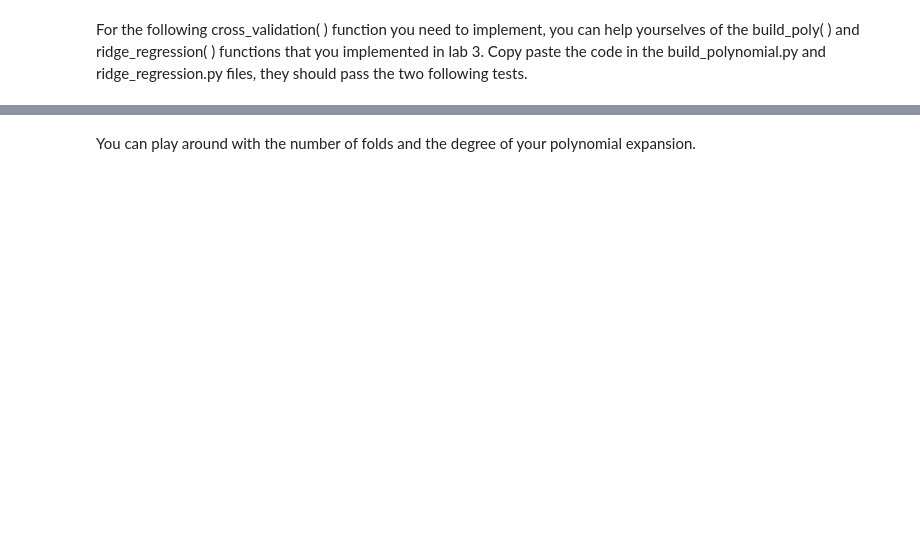
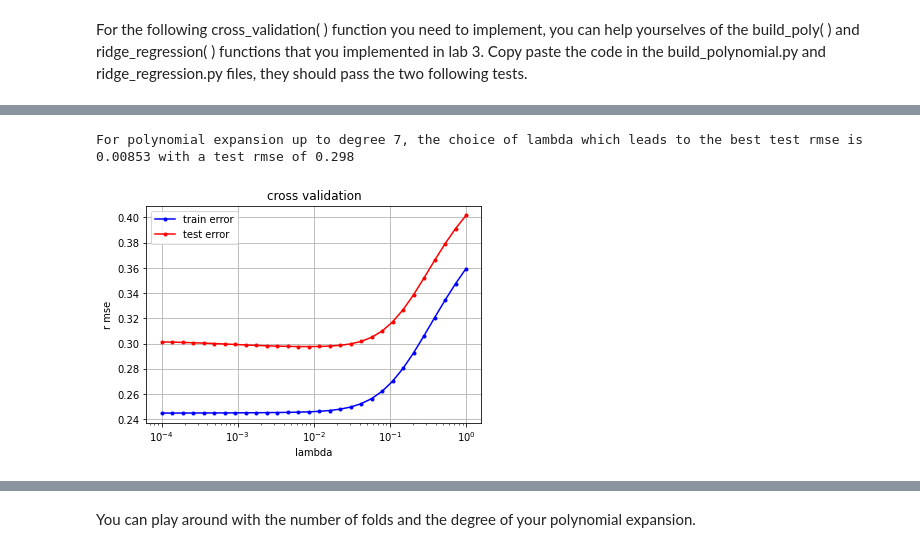
Before and after one commit to cojre/ML_course, a Jupyter notebook: labs/ex04/homework/ex04.ipynb, the cells around one changed output, grey strips where cells are left out. Saved outputs shown, nothing was run; the diff lists cells and outputs as text; code cells hidden in the pictures; blank space fills up the shorter version.

```diff
--- a/labs/ex04/homework/ex04.ipynb
+++ b/labs/ex04/homework/ex04.ipynb
@@ -96,38 +108,49 @@ test(cross_validation)
 from plots import cross_validation_visualization
 
 def cross_validation_demo(degree, k_fold, lambdas):
     """cross validation over regularisation parameter lambda.
 
     Args:
         degree: integer, degree of the polynomial expansion
         k_fold: integer, the number of folds
         lambdas: shape = (p, ) where p is the number of values of lambda to test
     Returns:
         best_lambda : scalar, value of the best lambda
         best_rmse : scalar, the associated root mean squared error for the best lambda
     """
 
     seed = 12
     degree = degree
     k_fold = k_fold
     lambdas = lambdas
     # split data in k fold
     k_indices = build_k_indices(y, k_fold, seed)
     # define lists to store the loss of training data and test data
     rmse_tr = []
     rmse_te = []
-    # ***************************************************
-    # INSERT YOUR CODE HERE
-    # cross validation over lambdas: TODO
-    # ***************************************************
-    raise NotImplementedError
+    # cross validation over lambdas:
+    for lambda_ in lambdas:
+        rmse_tr_tmp = []
+        rmse_te_tmp = []
+        for k in range(k_fold):
+            loss_tr, loss_te = cross_validation(y, x, k_indices, k, lambda_, degree)
+            rmse_tr_tmp.append(loss_tr)
+            rmse_te_tmp.append(loss_te)
+        rmse_tr.append(np.mean(rmse_tr_tmp))
+        rmse_te.append(np.mean(rmse_te_tmp))
 
     cross_validation_visualization(lambdas, rmse_tr, rmse_te)
+    idx = np.argmin(rmse_te)
+    best_lambda = lambdas[idx]
+    best_rmse = rmse_te[idx]
     print("For polynomial expansion up to degree %.f, the choice of lambda which leads to the best test rmse is %.5f with a test rmse of %.3f" % (degree, best_lambda, best_rmse))
     return best_lambda, best_rmse
 
 
 best_lambda, best_rmse = cross_validation_demo(7, 4, np.logspace(-4, 0, 30))
+# %% [output]
+For polynomial expansion up to degree 7, the choice of lambda which leads to the best test rmse is 0.00853 with a test rmse of 0.298
+[figure, added]
 # %% [markdown]
 Your output should look like this for seed = 12, degree = 7 and k_fold = 4:
 
```
Also changed, not shown: parts of 7 cells of this notebook, 1 other file.
